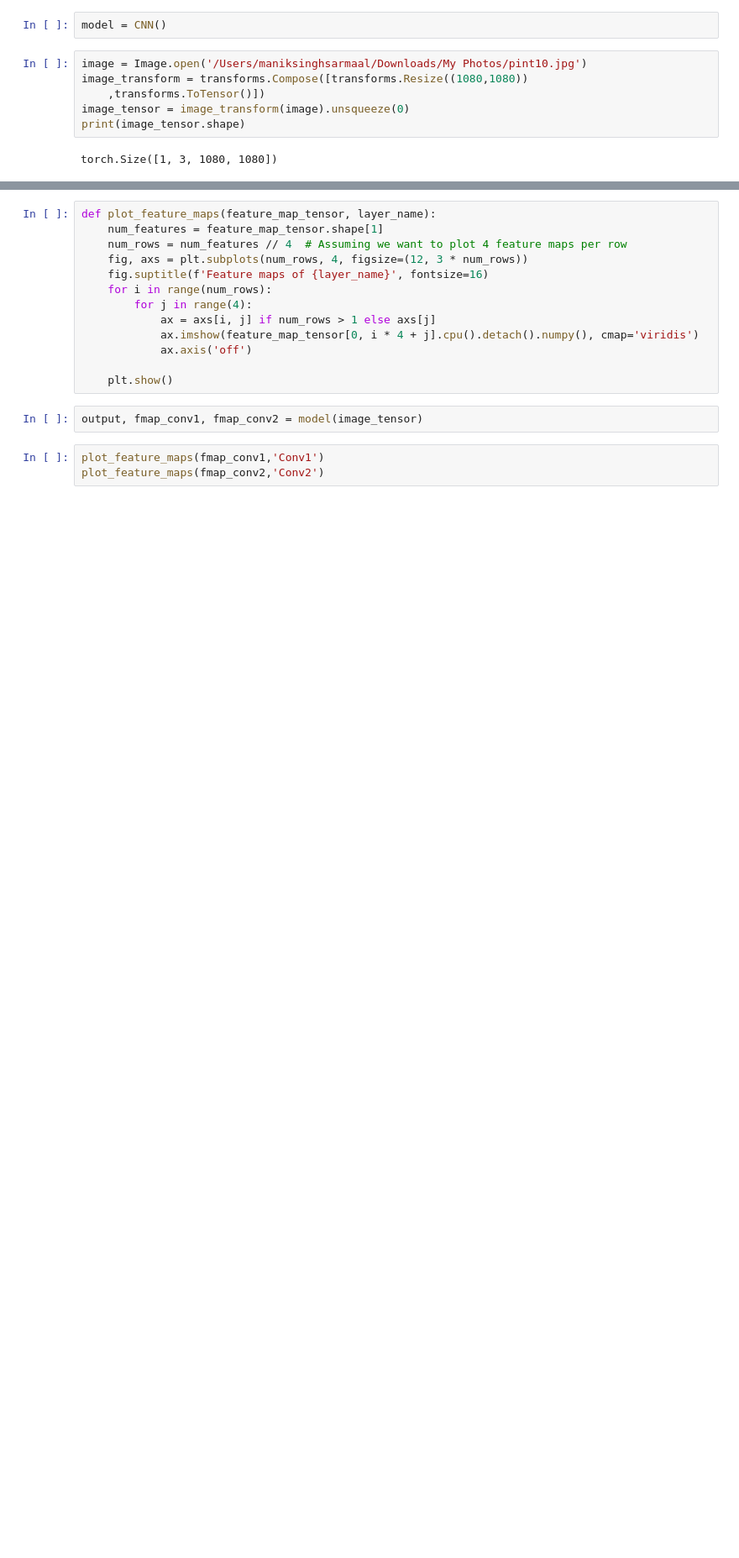
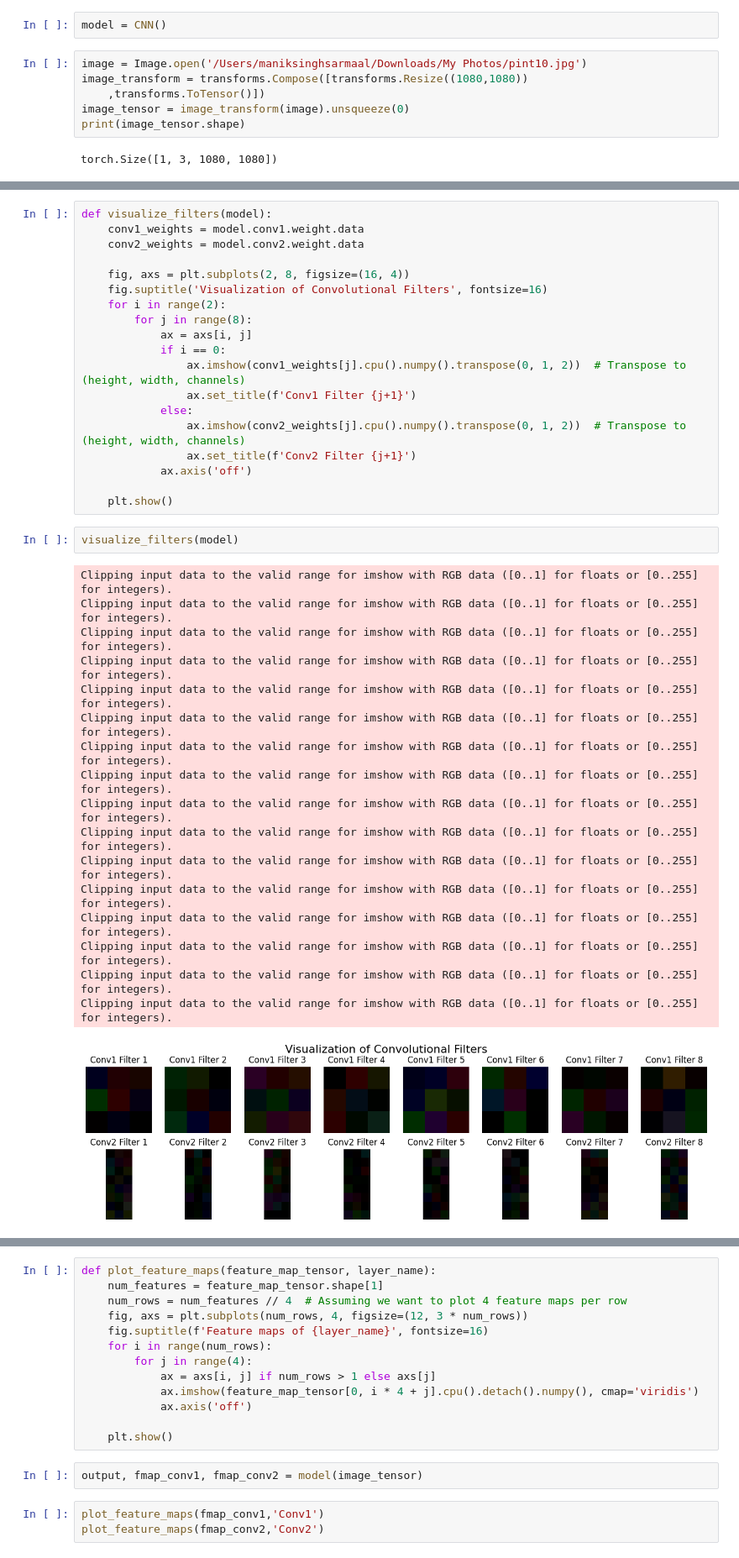
Before and after one commit to ManikSinghSarmaal/Computer_vision_basic_projects, a Jupyter notebook: PyTorch/Visualisation/visualise_feature_maps.ipynb, the cells around one changed output, grey strips where cells are left out. Shown at 84% size. Drawn from its saved outputs; the diff is of its cells as text; blank space fills up the shorter version.

Commit message:
filters added

```diff
--- a/PyTorch/Visualisation/visualise_feature_maps.ipynb
+++ b/PyTorch/Visualisation/visualise_feature_maps.ipynb
@@ -44,0 +44,39 @@ torch.Size([1, 3, 1080, 1080])
+# %%
+def visualize_filters(model):
+    conv1_weights = model.conv1.weight.data
+    conv2_weights = model.conv2.weight.data
+
+    fig, axs = plt.subplots(2, 8, figsize=(16, 4))
+    fig.suptitle('Visualization of Convolutional Filters', fontsize=16)
+    for i in range(2):
+        for j in range(8):
+            ax = axs[i, j]
+            if i == 0:
+                ax.imshow(conv1_weights[j].cpu().numpy().transpose(0, 1, 2))  # Transpose to (height, width, channels)
+                ax.set_title(f'Conv1 Filter {j+1}')
+            else:
+                ax.imshow(conv2_weights[j].cpu().numpy().transpose(0, 1, 2))  # Transpose to (height, width, channels)
+                ax.set_title(f'Conv2 Filter {j+1}')
+            ax.axis('off')
+
+    plt.show()
+# %%
+visualize_filters(model)
+# %% [output]
+Clipping input data to the valid range for imshow with RGB data ([0..1] for floats or [0..255] for integers).
+Clipping input data to the valid range for imshow with RGB data ([0..1] for floats or [0..255] for integers).
+Clipping input data to the valid range for imshow with RGB data ([0..1] for floats or [0..255] for integers).
+Clipping input data to the valid range for imshow with RGB data ([0..1] for floats or [0..255] for integers).
+Clipping input data to the valid range for imshow with RGB data ([0..1] for floats or [0..255] for integers).
+Clipping input data to the valid range for imshow with RGB data ([0..1] for floats or [0..255] for integers).
+Clipping input data to the valid range for imshow with RGB data ([0..1] for floats or [0..255] for integers).
+Clipping input data to the valid range for imshow with RGB data ([0..1] for floats or [0..255] for integers).
+Clipping input data to the valid range for imshow with RGB data ([0..1] for floats or [0..255] for integers).
+Clipping input data to the valid range for imshow with RGB data ([0..1] for floats or [0..255] for integers).
+Clipping input data to the valid range for imshow with RGB data ([0..1] for floats or [0..255] for integers).
+Clipping input data to the valid range for imshow with RGB data ([0..1] for floats or [0..255] for integers).
+Clipping input data to the valid range for imshow with RGB data ([0..1] for floats or [0..255] for integers).
+Clipping input data to the valid range for imshow with RGB data ([0..1] for floats or [0..255] for integers).
+Clipping input data to the valid range for imshow with RGB data ([0..1] for floats or [0..255] for integers).
+Clipping input data to the valid range for imshow with RGB data ([0..1] for floats or [0..255] for integers).
+[figure, added]
```
Also changed, not shown: parts of 5 cells of this notebook, 3 other files.
